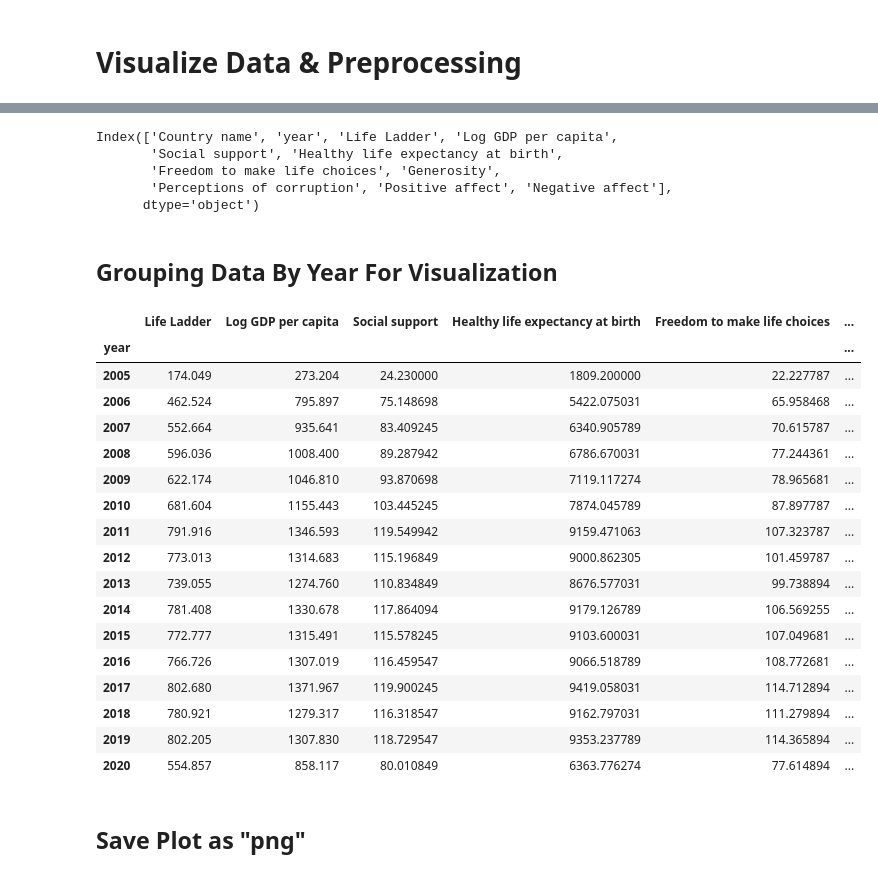
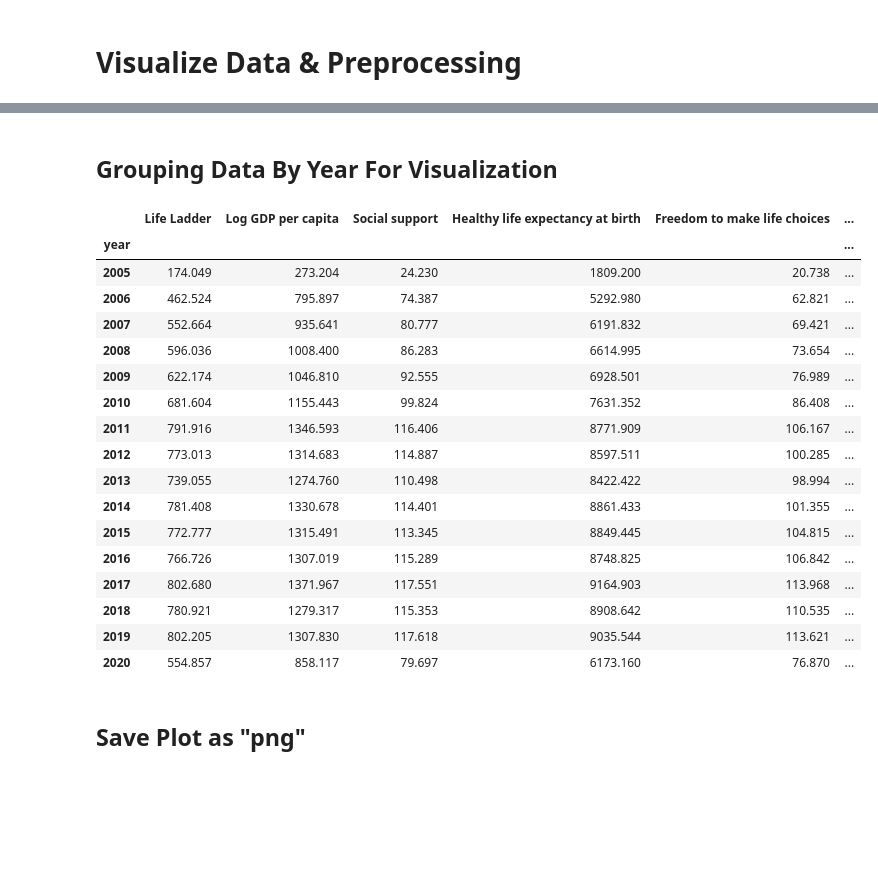
Before and after one commit to gaih/data-visualization, a Jupyter notebook: Data Visualization Project.ipynb, the cells around one changed output, grey strips where cells are left out. Cells and saved outputs as stored; diff of their text form; code cells hidden in the pictures; blank space fills up the shorter version.

```diff
--- a/Data Visualization Project.ipynb
+++ b/Data Visualization Project.ipynb
@@ -10,7 +10,7 @@ sns.set(rc={'figure.figsize':(5, 5)})
 # %% [markdown]
 # Read Data
 # %%
-df = pd.read_csv("/datasets/world-happiness-report.csv")
+df = pd.read_csv("world-happiness-report.csv")
 df.head(10)
 # %% [output]
 |  | Country name | year | Life Ladder | Log GDP per capita | Social support | Healthy life expectancy at birth | ... |
@@ -240,35 +140,27 @@ plt.show()
-# %%
-df_cleaned.columns
-# %% [output]
-Index(['Country name', 'year', 'Life Ladder', 'Log GDP per capita',
-       'Social support', 'Healthy life expectancy at birth',
-       'Freedom to make life choices', 'Generosity',
-       'Perceptions of corruption', 'Positive affect', 'Negative affect'],
-      dtype='object')
 # %% [markdown]
 ## Grouping Data By Year For Visualization
 # %%
-year_group = df_cleaned.groupby("year").sum()
+year_group = df.groupby("year").sum()
 year_group
 # %% [output]
 |  | Life Ladder | Log GDP per capita | Social support | Healthy life expectancy at birth | Freedom to make life choices | ... |
 | year |  |  |  |  |  | ... |
-| 2005 | 174.049 | 273.204 | 24.230000 | 1809.200000 | 22.227787 | ... |
-| 2006 | 462.524 | 795.897 | 75.148698 | 5422.075031 | 65.958468 | ... |
-| 2007 | 552.664 | 935.641 | 83.409245 | 6340.905789 | 70.615787 | ... |
-| 2008 | 596.036 | 1008.400 | 89.287942 | 6786.670031 | 77.244361 | ... |
-| 2009 | 622.174 | 1046.810 | 93.870698 | 7119.117274 | 78.965681 | ... |
-| 2010 | 681.604 | 1155.443 | 103.445245 | 7874.045789 | 87.897787 | ... |
-| 2011 | 791.916 | 1346.593 | 119.549942 | 9159.471063 | 107.323787 | ... |
-| 2012 | 773.013 | 1314.683 | 115.196849 | 9000.862305 | 101.459787 | ... |
-| 2013 | 739.055 | 1274.760 | 110.834849 | 8676.577031 | 99.738894 | ... |
-| 2014 | 781.408 | 1330.678 | 117.864094 | 9179.126789 | 106.569255 | ... |
-| 2015 | 772.777 | 1315.491 | 115.578245 | 9103.600031 | 107.049681 | ... |
-| 2016 | 766.726 | 1307.019 | 116.459547 | 9066.518789 | 108.772681 | ... |
-| 2017 | 802.680 | 1371.967 | 119.900245 | 9419.058031 | 114.712894 | ... |
-| 2018 | 780.921 | 1279.317 | 116.318547 | 9162.797031 | 111.279894 | ... |
-| 2019 | 802.205 | 1307.830 | 118.729547 | 9353.237789 | 114.365894 | ... |
-| 2020 | 554.857 | 858.117 | 80.010849 | 6363.776274 | 77.614894 | ... |
+| 2005 | 174.049 | 273.204 | 24.230 | 1809.200 | 20.738 | ... |
+| 2006 | 462.524 | 795.897 | 74.387 | 5292.980 | 62.821 | ... |
+| 2007 | 552.664 | 935.641 | 80.777 | 6191.832 | 69.421 | ... |
+| 2008 | 596.036 | 1008.400 | 86.283 | 6614.995 | 73.654 | ... |
+| 2009 | 622.174 | 1046.810 | 92.555 | 6928.501 | 76.989 | ... |
+| 2010 | 681.604 | 1155.443 | 99.824 | 7631.352 | 86.408 | ... |
+| 2011 | 791.916 | 1346.593 | 116.406 | 8771.909 | 106.167 | ... |
+| 2012 | 773.013 | 1314.683 | 114.887 | 8597.511 | 100.285 | ... |
+| 2013 | 739.055 | 1274.760 | 110.498 | 8422.422 | 98.994 | ... |
+| 2014 | 781.408 | 1330.678 | 114.401 | 8861.433 | 101.355 | ... |
+| 2015 | 772.777 | 1315.491 | 113.345 | 8849.445 | 104.815 | ... |
+| 2016 | 766.726 | 1307.019 | 115.289 | 8748.825 | 106.842 | ... |
+| 2017 | 802.680 | 1371.967 | 117.551 | 9164.903 | 113.968 | ... |
+| 2018 | 780.921 | 1279.317 | 115.353 | 8908.642 | 110.535 | ... |
+| 2019 | 802.205 | 1307.830 | 117.618 | 9035.544 | 113.621 | ... |
+| 2020 | 554.857 | 858.117 | 79.697 | 6173.160 | 76.870 | ... |
 # %% [markdown]
 ## Save Plot as "png"
 # %%
```
Also changed, not shown: parts of 41 cells of this notebook.
